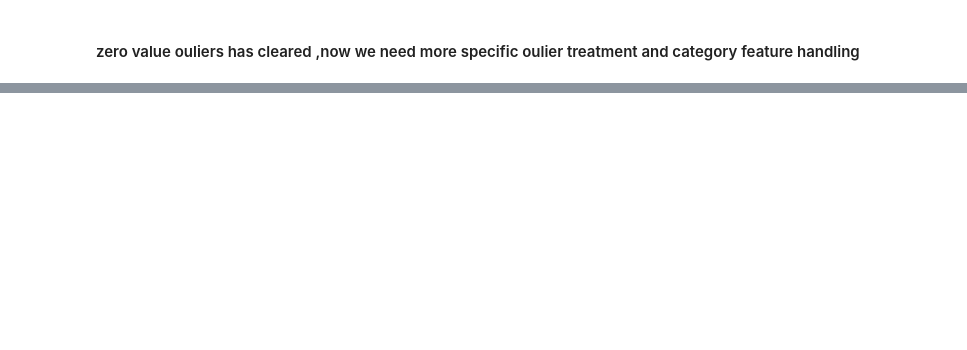
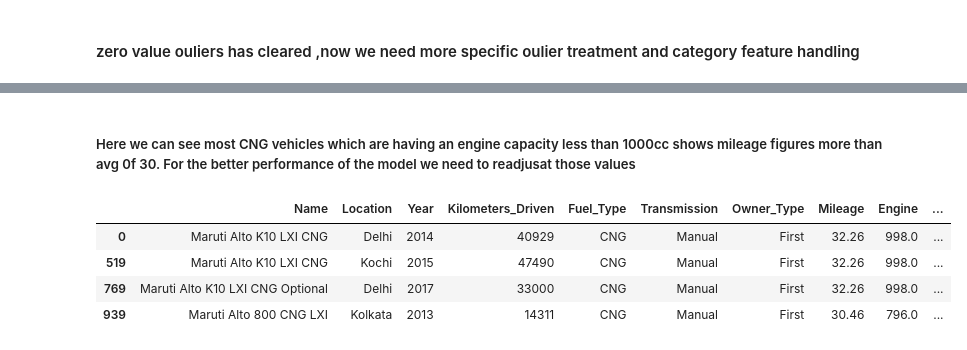
Before and after one commit to Techseeker-404/Project, a Jupyter notebook: car.ipynb, the cells around one changed output, grey strips where cells are left out. Drawn from its saved outputs; the diff is of its cells as text; code cells hidden in the pictures; blank space fills up the shorter version.

```diff
--- a/car.ipynb
+++ b/car.ipynb
@@ -473,0 +492,10 @@ df_train.Seats = df_train.Seats.apply(seat_set)
+# %% [markdown]
+##### Here we can see most CNG vehicles which are having an engine capacity less than 1000cc shows mileage figures more than avg 0f 30. For the better performance of the model we need to readjusat those values
+# %%
+df_test[(df_test.Engine<1000) & (df_test.Mileage>30)]
+# %% [output]
+|  | Name | Location | Year | Kilometers_Driven | Fuel_Type | Transmission | Owner_Type | Mileage | Engine | ... |
+| 0 | Maruti Alto K10 LXI CNG | Delhi | 2014 | 40929 | CNG | Manual | First | 32.26 | 998.0 | ... |
+| 519 | Maruti Alto K10 LXI CNG | Kochi | 2015 | 47490 | CNG | Manual | First | 32.26 | 998.0 | ... |
+| 769 | Maruti Alto K10 LXI CNG Optional | Delhi | 2017 | 33000 | CNG | Manual | First | 32.26 | 998.0 | ... |
+| 939 | Maruti Alto 800 CNG LXI | Kolkata | 2013 | 14311 | CNG | Manual | First | 30.46 | 796.0 | ... |
```
Also changed, not shown: parts of 13 cells of this notebook.
